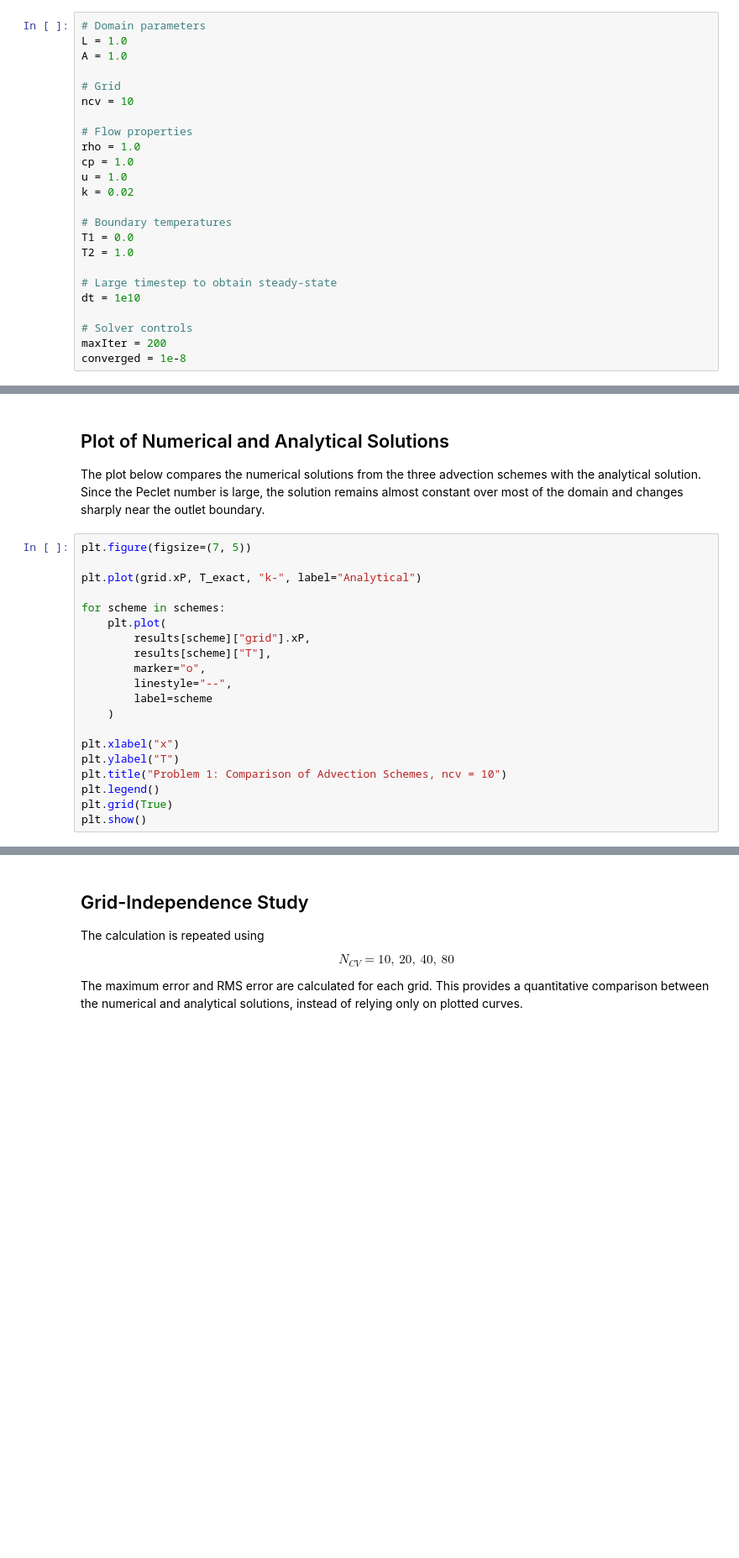
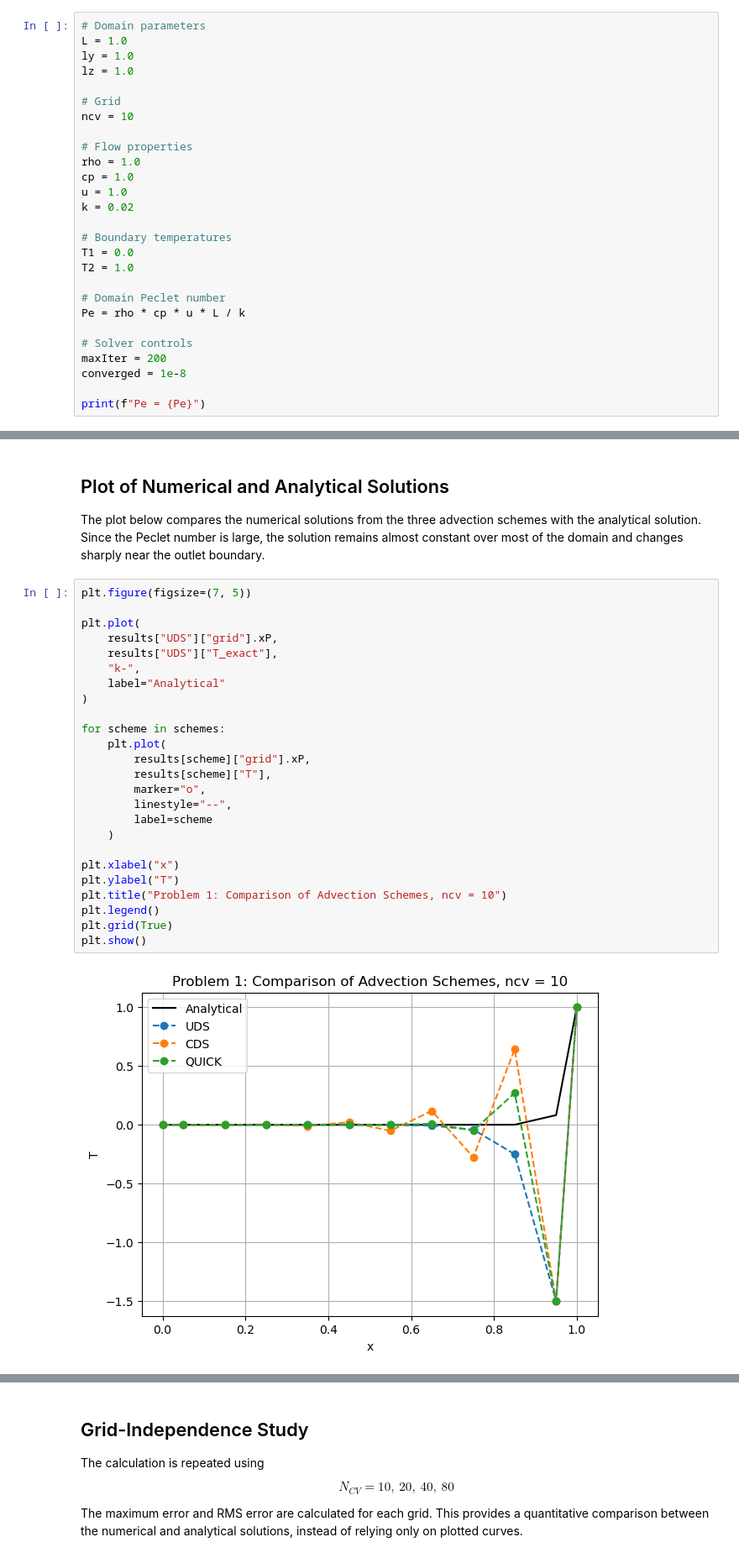
Before and after one commit to sajadmohsen/9710_2026, a Jupyter notebook: Assignment3_Advamced CFD.ipynb, the cells around one changed output, grey strips where cells are left out. Shown at 84% size. Drawn from its saved outputs; the diff is of its cells as text; blank space fills up the shorter version.

```diff
--- a/Assignment3_Advamced CFD.ipynb
+++ b/Assignment3_Advamced CFD.ipynb
@@ -195,7 +195,8 @@ We are solving the one-dimensional steady convection-diffusion equation across a
 # %%
 # Domain parameters
 L = 1.0
-A = 1.0
+ly = 1.0
+lz = 1.0
 
 # Grid
 ncv = 10
@@ -210,9 +211,11 @@ k = 0.02
 T1 = 0.0
 T2 = 1.0
 
-# Large timestep to obtain steady-state
-dt = 1e10
+# Domain Peclet number
+Pe = rho * cp * u * L / k
 
 # Solver controls
 maxIter = 200
 converged = 1e-8
+
+print(f"Pe = {Pe}")
@@ -349,23 +358,30 @@ The plot below compares the numerical solutions from the three advection schemes
 # %%
 plt.figure(figsize=(7, 5))
 
-plt.plot(grid.xP, T_exact, "k-", label="Analytical")
+plt.plot(
+    results["UDS"]["grid"].xP,
+    results["UDS"]["T_exact"],
+    "k-",
+    label="Analytical"
+)
 
 for scheme in schemes:
     plt.plot(
         results[scheme]["grid"].xP,
         results[scheme]["T"],
         marker="o",
         linestyle="--",
         label=scheme
     )
 
 plt.xlabel("x")
 plt.ylabel("T")
 plt.title("Problem 1: Comparison of Advection Schemes, ncv = 10")
 plt.legend()
 plt.grid(True)
 plt.show()
+# %% [output]
+[figure, added]
 # %% [markdown]
 ### Discussion of Results for 10 Control Volumes
 
```
Also changed, not shown: parts of 27 cells of this notebook.
